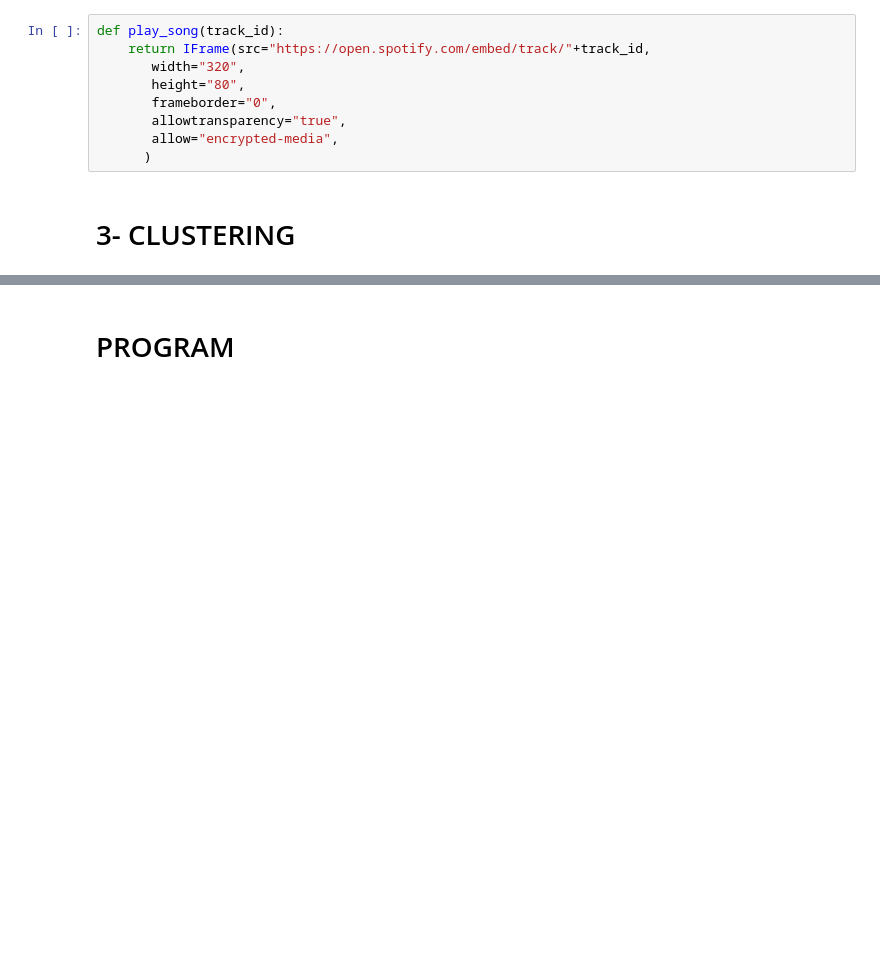
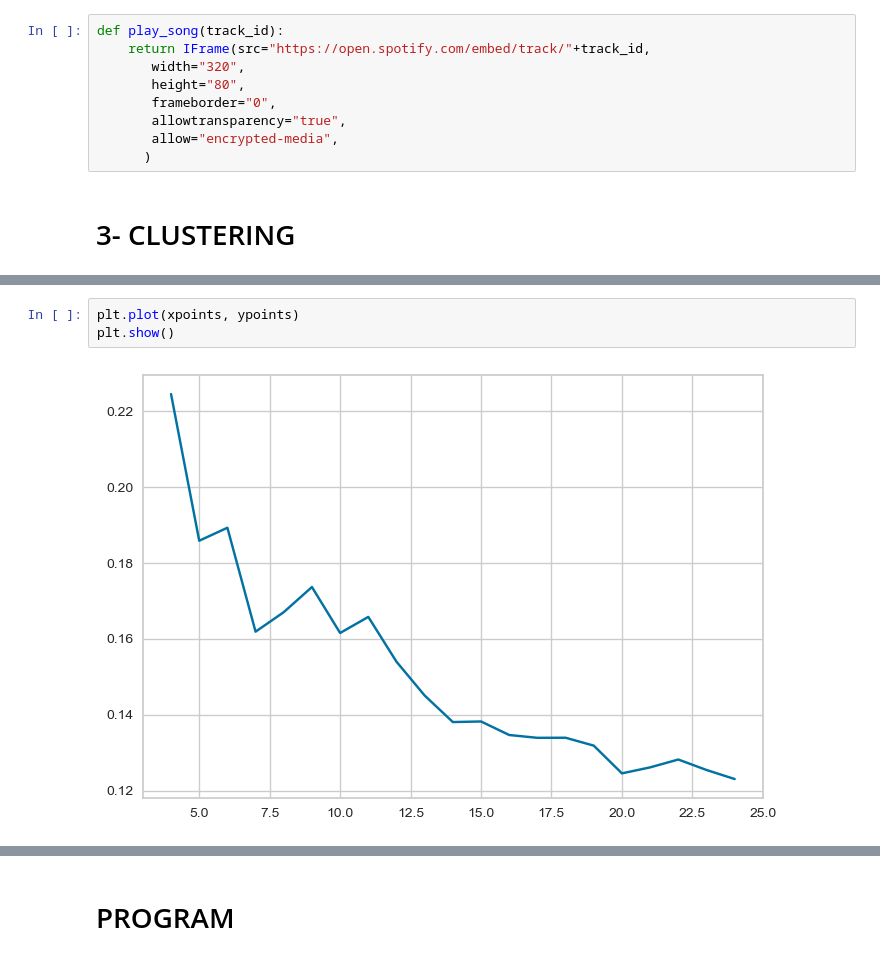
Before and after one commit to RamiSaad93/New-Song-Recommender, a Jupyter notebook: Untitled46.ipynb, the cells around one changed output, grey strips where cells are left out. Cells and saved outputs as stored; diff of their text form; blank space fills up the shorter version.

```diff
--- a/Untitled46.ipynb
+++ b/Untitled46.ipynb
@@ -147,0 +401,5 @@ def play_song(track_id):
+# %%
+plt.plot(xpoints, ypoints)
+plt.show()
+# %% [output]
+[figure, added]
```
Also changed, not shown: parts of 46 cells of this notebook, 4 other files.
